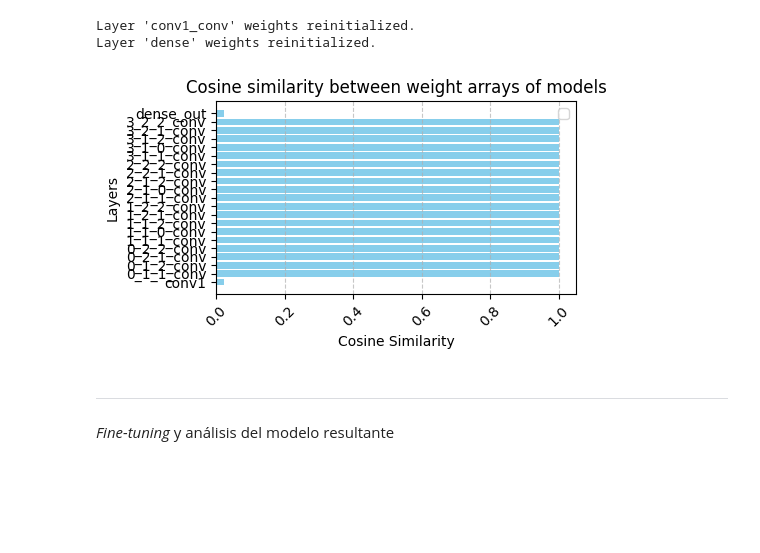
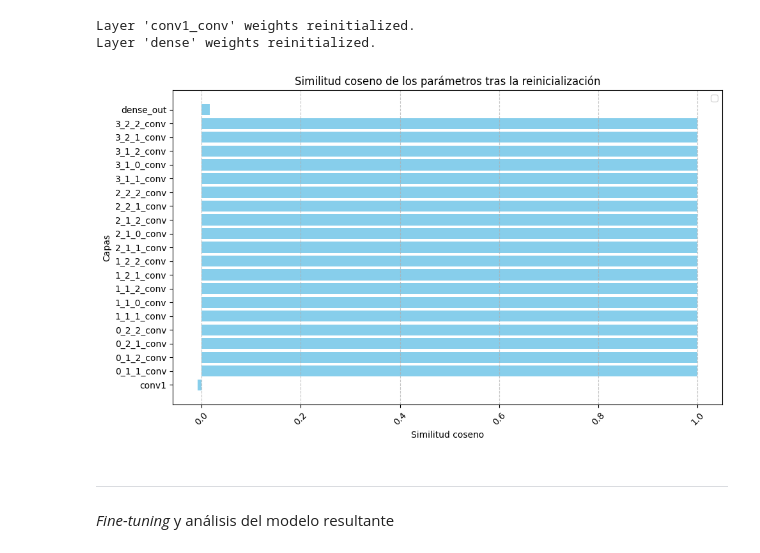
Before and after one commit to roman1618/Machine-Unlearning-with-DNNs, a Jupyter notebook: unrela.ipynb, the cells around one changed output. Drawn from its saved outputs; the diff is of its cells as text; code cells hidden in the pictures; blank space fills up the shorter version.

```diff
--- a/unrela.ipynb
+++ b/unrela.ipynb
@@ -154,6 +154,8 @@ def get_model():
     return model
 # %%
 model = keras.saving.load_model('resnet18_cifar10.keras')
+for layer in model.layers:
+    layer._name=layer.name.removesuffix('_full')
 model.summary(expand_nested=True)
 # %% [output]
 Model: "full_model"
@@ -299,30 +301,30 @@ def cos_sim(a,b):
 # %%
 layer_names, model1_wights, model2_weghts = compare_weights(model,unlearn_model)
 
 # Initialize list to store cosine similarities
 similarities = []
 
 # Compute cosine similarity for each layer
 for w1, w2 in zip(model1_wights, model2_weghts):
     w1=flatten_arrays(w1)
     w2=flatten_arrays(w2)
     similarity = cos_sim(w1, w2)
     similarities.append(similarity)
 
 # Plotting
-plt.figure(figsize=(5, 3))
+plt.figure(figsize=(10, 6))
 plt.barh(layer_names, similarities, color='skyblue', capsize=5)
-plt.xlabel('Cosine Similarity')
-plt.ylabel('Layers')
-plt.title('Cosine similarity between weight arrays of models')
+plt.xlabel('Similitud coseno')
+plt.ylabel('Capas')
+plt.title('Similitud coseno de los parámetros tras la reinicialización')
 plt.xticks(rotation=45)
 plt.grid(axis='x', linestyle='--', alpha=0.7)
 plt.tight_layout()
 plt.legend()
 
 plt.show()
 # %% [output]
-[figure, old version]
+[figure, new version]
 # %% [markdown]
 ___
 _Fine-tuning_ y análisis del modelo resultante
```
Also changed, not shown: parts of 7 cells of this notebook, 3 other files.
